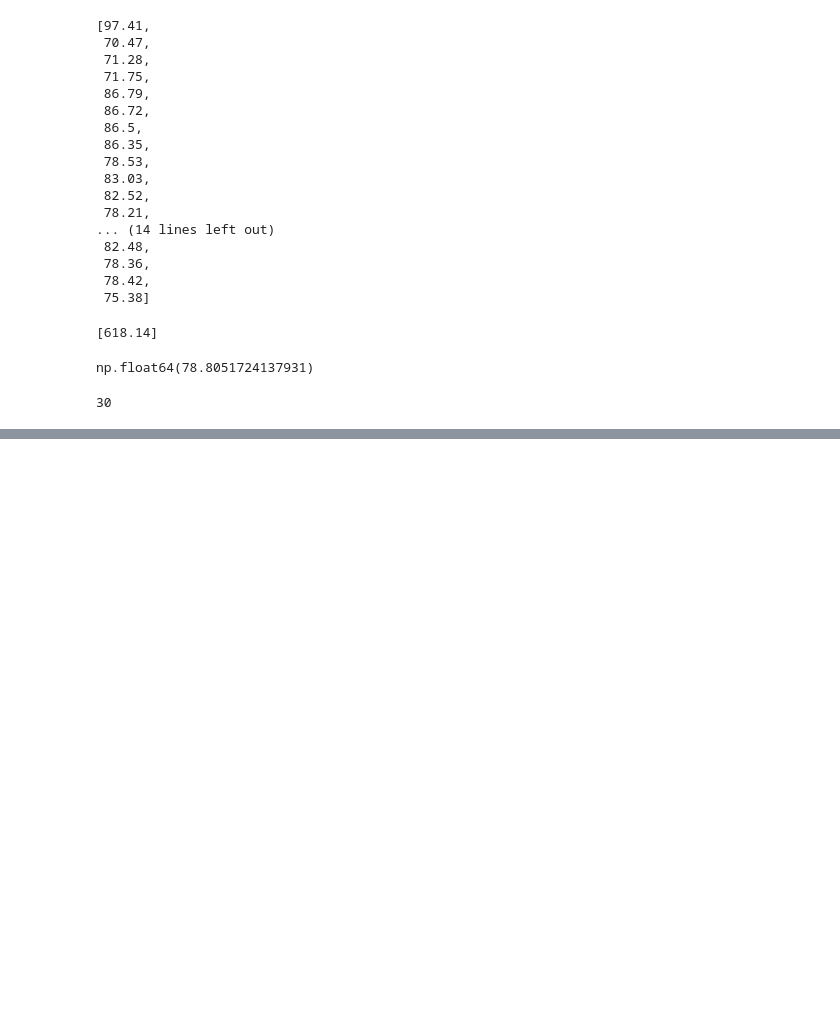
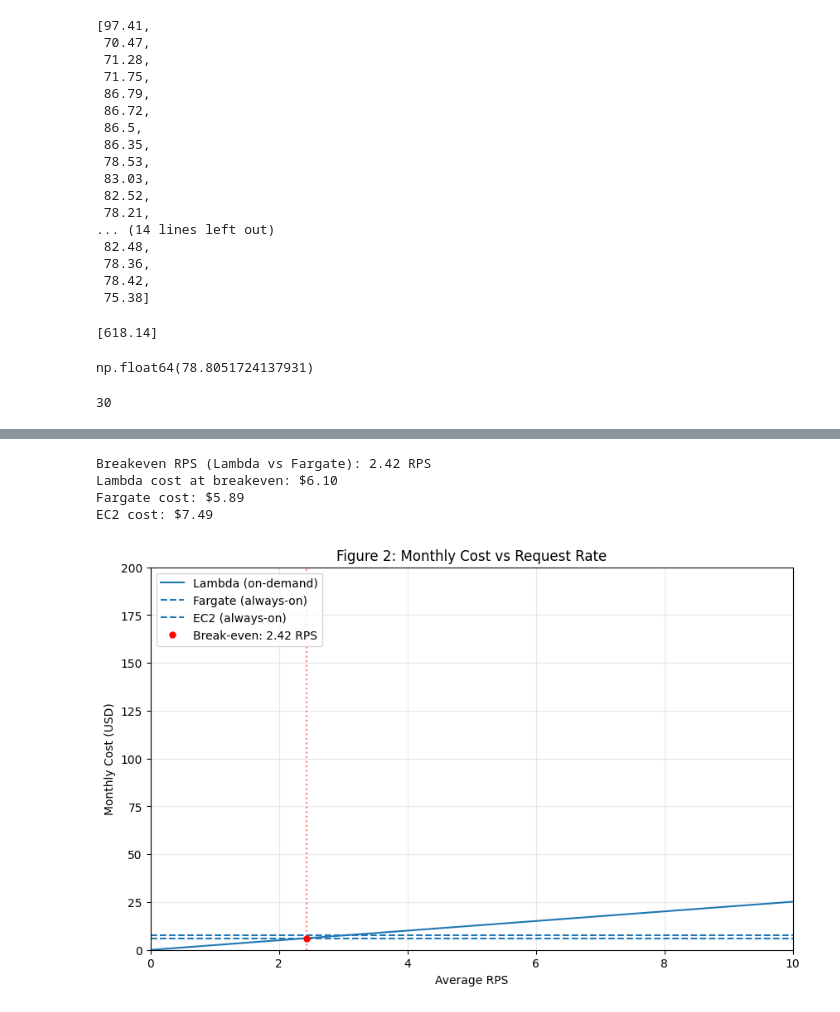
Before and after one commit to 2026-AGH-lsc-lab/lsc-lab4-aws-cloud-r2-monkeykinggggg, a Jupyter notebook: results/figures/scripts_for_figures.ipynb, the cells around one changed output, grey strips where cells are left out. Saved outputs shown, nothing was run; the diff lists cells and outputs as text; code cells hidden in the pictures; blank space fills up the shorter version.

Commit message:
Adding plot for pricing comparison

```diff
--- a/results/figures/scripts_for_figures.ipynb
+++ b/results/figures/scripts_for_figures.ipynb
@@ -137,0 +142,53 @@ plt.show()
+# %%
+LAMBDA_HANDLER_DURATION = 0.09258
+LAMBDA_MEMORY_GB = 0.5
+SECONDS_PER_MONTH = 30 * 24 * 3600
+LAMBDA_REQUEST_PRICE = 0.20 / 1_000_000
+LAMBDA_COMPUTE_PRICE = 0.0000166667
+FARGATE_MONTHLY_COST = 5.89
+EC2_MONTHLY_COST = 7.49
+
+def lambda_cost(rps):
+    """Calculate monthly Lambda cost for given average RPS"""
+    requests_per_month = rps * SECONDS_PER_MONTH
+    request_cost = requests_per_month * LAMBDA_REQUEST_PRICE
+    gb_seconds = requests_per_month * LAMBDA_HANDLER_DURATION * LAMBDA_MEMORY_GB
+    compute_cost = gb_seconds * LAMBDA_COMPUTE_PRICE
+    return request_cost + compute_cost
+
+rps_range = np.linspace(0, 15, 100)
+lambda_costs = [lambda_cost(rps) for rps in rps_range]
+
+breakeven_rps = FARGATE_MONTHLY_COST / (lambda_cost(1) * 1)
+for rps in rps_range:
+    if lambda_cost(rps) >= FARGATE_MONTHLY_COST:
+        breakeven_rps = rps
+        break
+
+print(f"Breakeven RPS (Lambda vs Fargate): {breakeven_rps:.2f} RPS")
+print(f"Lambda cost at breakeven: ${lambda_cost(breakeven_rps):.2f}")
+print(f"Fargate cost: ${FARGATE_MONTHLY_COST:.2f}")
+print(f"EC2 cost: ${EC2_MONTHLY_COST:.2f}")
+# %% [output]
+Breakeven RPS (Lambda vs Fargate): 2.42 RPS
+Lambda cost at breakeven: $6.10
+Fargate cost: $5.89
+EC2 cost: $7.49
+# %%
+fig, ax = plt.subplots(figsize=(10, 6))
+ax.plot(rps_range, lambda_costs,  label='Lambda (on-demand)', marker='')
+ax.axhline(y=FARGATE_MONTHLY_COST, label='Fargate (always-on)',linestyle='--')
+ax.axhline(y=EC2_MONTHLY_COST,  label='EC2 (always-on)', linestyle='--')
+ax.plot(breakeven_rps, FARGATE_MONTHLY_COST, 'ro', markersize=5, label=f'Break-even: {breakeven_rps:.2f} RPS', zorder=5)
+ax.axvline(x=breakeven_rps, color='red', linestyle=':', alpha=0.5)
+
+ax.set_xlabel('Average RPS')
+ax.set_ylabel('Monthly Cost (USD)')
+ax.set_title('Figure 2: Monthly Cost vs Request Rate')
+ax.legend(loc='upper left')
+ax.grid(True, alpha=0.3)
+ax.set_xlim(0, 10)
+ax.set_ylim(0, 200)
+plt.show()
+# %% [output]
+[figure, added]
```
Also changed, not shown: parts of 3 cells of this notebook, 2 other files.
